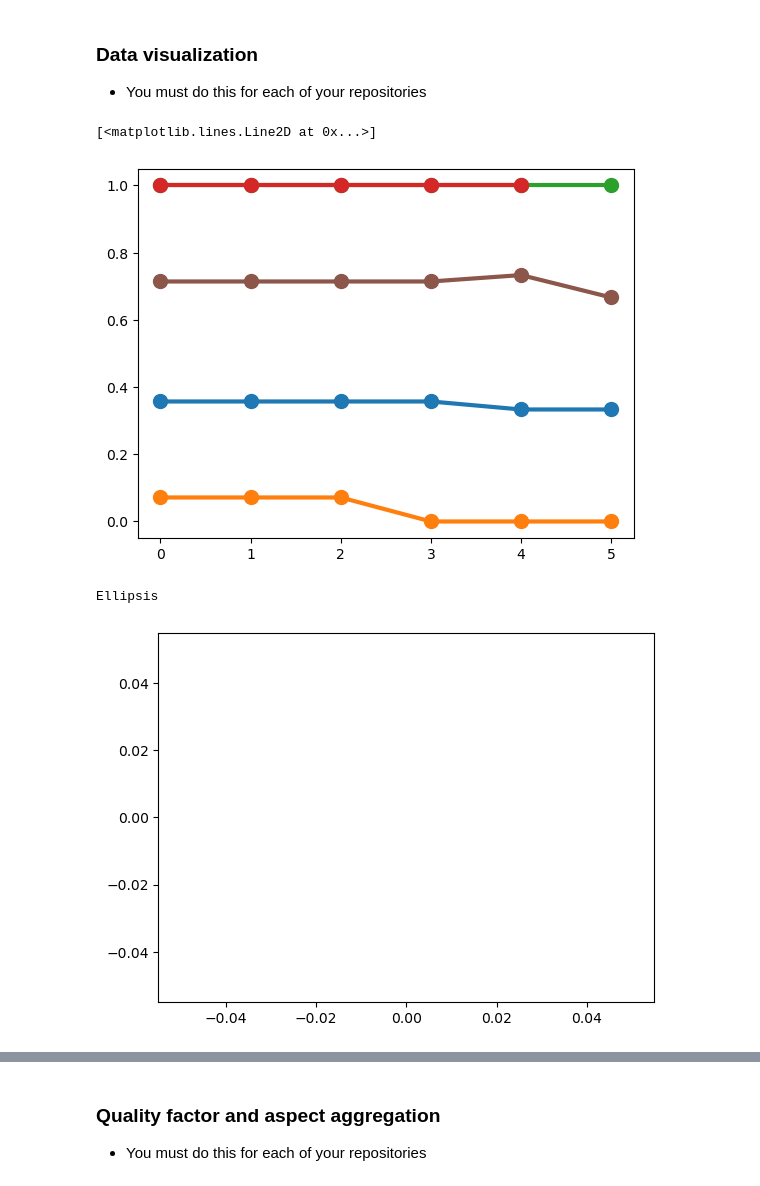
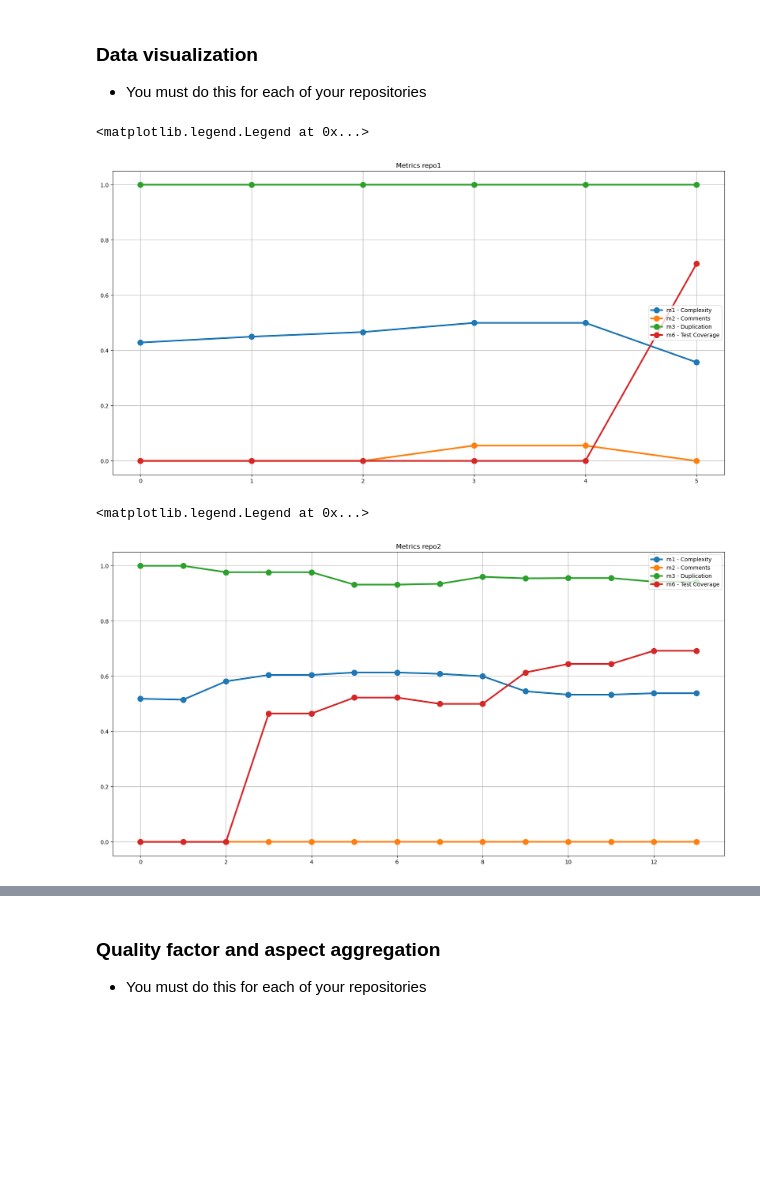
Before and after one commit to fga-eps-mds/2022-1-CAPJu-Doc, a Jupyter notebook: analytics.ipynb, the cells around one changed output, grey strips where cells are left out. Cells and saved outputs as stored; diff of their text form; code cells hidden in the pictures; blank space fills up the shorter version.

Commit message:
usando metricas antigas e terminando de responder o questionário
Signed-off-by: aquiles23 <jjoseaquiless@gmail.com>
Co-Authored-By FranciscoHeronildo <heronildo.2010@hotmail.com>

```diff
--- a/analytics.ipynb
+++ b/analytics.ipynb
@@ -61,7 +60,7 @@ for item in language:
 # %% [markdown]
 ##### Path to the folder with all your jsons
 # %%
-jsons = glob('analytics-raw-data/2022-1-CAPJu/*.json') # add your path here
+jsons = glob('analytics-raw-data-old/2022-1-CAPJu/*.json') # add your path here
 # %%
 def read_json(json_path):
 
@@ -332,7 +332,7 @@ def m4(df):
 
         return passed_tests
     except:
-        pass
+        return 0
 # %% [markdown]
 ##### Fast test builds
 # %%
@@ -345,7 +345,7 @@ def m5(df):
                                len(dir_df['test_execution_time'].astype(float))
         return density_fast_test_builds
     except:
-        pass
+        return 0
 # %% [markdown]
 ##### Test coverage
 # %%
@@ -381,15 +381,15 @@ def create_metrics_df(df):
         m1_list.append(m1(version_df))
         m2_list.append(m2(version_df))
         m3_list.append(m3(version_df))
-        #m4_list.append(m4(version_df))
-        #m5_list.append(m5(version_df))
+        m4_list.append(m4(version_df))
+        m5_list.append(m5(version_df))
         m6_list.append(m6(version_df))
 
         ncloc_list.append(_ncloc(version_df))
         repository_list.append(version_df['repository'].iloc[0])
         version_list.append(version)
 
-    """metrics_df = pd.DataFrame({'m1': m1_list,
+    metrics_df = pd.DataFrame({'m1': m1_list,
                                'm2': m2_list,
                                'm3': m3_list,
                                'm4': m4_list,
@@ -398,7 +398,7 @@ def create_metrics_df(df):
                                'repository': repository_list,
                                'version': version_list,
                                'ncloc': ncloc_list})
-    """
+
 
     metrics_df = pd.DataFrame({'m1': m1_list,
                                'm2': m2_list,
@@ -420,21 +420,21 @@ repo3 = create_metrics_df(repo3_df)
 # %%
 fig = plt.figure(figsize=(20, 10))
 
 plt.grid(True)
 
 plt.title('Metrics repo1')
 plt.plot(repo1['m1'], linewidth=3, marker='o', markersize=10, label="m1 - Complexity")
 plt.plot(repo1['m2'], linewidth=3, marker='o', markersize=10, label="m2 - Comments")
 plt.plot(repo1['m3'], linewidth=3, marker='o', markersize=10, label="m3 - Duplication")
-"""plt.plot(repo1['m4'], linewidth=3, marker='o', markersize=10)
-plt.plot(repo1['m5'], linewidth=3, marker='o', markersize=10)
-"""
+# plt.plot(repo1['m4'], linewidth=3, marker='o', markersize=10, label="m4 - rwliability")
+# plt.plot(repo1['m5'], linewidth=3, marker='o', markersize=10)
+
 plt.plot(repo1['m6'], linewidth=3, marker='o', markersize=10, label="m6 - Test Coverage")
 
 plt.legend(loc='best')
 # %% [output]
-[<matplotlib.lines.Line2D at 0x...>]
+<matplotlib.legend.Legend at 0x...>
-[figure, old version]
+[figure, new version]
 # %%
 fig = plt.figure(figsize=(20, 10))
 
@@ -444,15 +444,15 @@ plt.title('Metrics repo2')
 plt.plot(repo2['m1'], linewidth=3, marker='o', markersize=10, label="m1 - Complexity")
 plt.plot(repo2['m2'], linewidth=3, marker='o', markersize=10, label="m2 - Comments")
 plt.plot(repo2['m3'], linewidth=3, marker='o', markersize=10, label="m3 - Duplication")
-"""plt.plot(repo2['m4'], linewidth=3, marker='o', markersize=10)
-plt.plot(repo2['m5'], linewidth=3, marker='o', markersize=10)
-"""
+# plt.plot(repo2['m4'], linewidth=3, marker='o', markersize=10)
+# plt.plot(repo2['m5'], linewidth=3, marker='o', markersize=10)
+
 plt.plot(repo2['m6'], linewidth=3, marker='o', markersize=10, label="m6 - Test Coverage")
 
 plt.legend(loc='best')
 # %% [output]
-Ellipsis
+<matplotlib.legend.Legend at 0x...>
-[figure, old version]
+[figure, new version]
 # %%
 fig = plt.figure(figsize=(20, 10))
 
```
Also changed, not shown: parts of 20 cells of this notebook.
